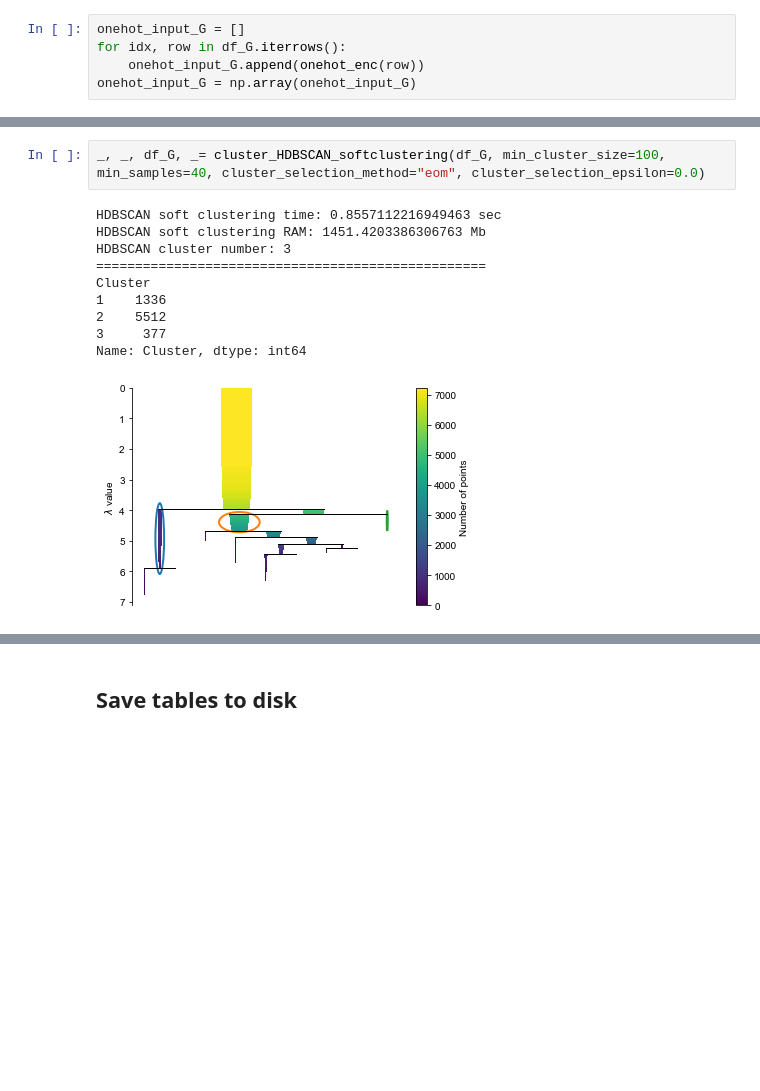
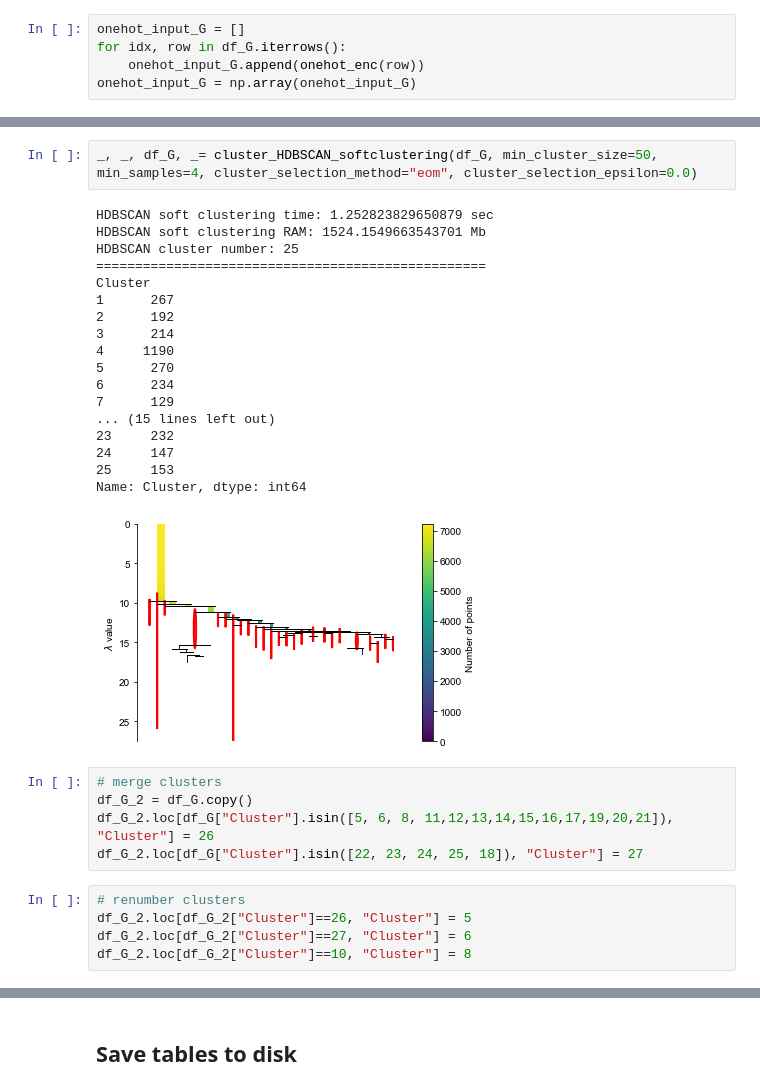
Before and after one commit to jhfoxliu/iMVP, a Jupyter notebook: RNA-seq variants/RNA_seq_var_mod.ipynb, the cells around one changed output, grey strips where cells are left out. Cells and saved outputs as stored; diff of their text form; blank space fills up the shorter version.

```diff
--- a/RNA-seq variants/RNA_seq_var_mod.ipynb
+++ b/RNA-seq variants/RNA_seq_var_mod.ipynb
@@ -548,16 +550,34 @@ UMAP RAM: 385.65843296051025 MB
 ==================================================
 # %%
-_, _, df_G, _= cluster_HDBSCAN_softclustering(df_G, min_cluster_size=100, min_samples=40, cluster_selection_method="eom", cluster_selection_epsilon=0.0)
+_, _, df_G, _= cluster_HDBSCAN_softclustering(df_G, min_cluster_size=50, min_samples=4, cluster_selection_method="eom", cluster_selection_epsilon=0.0)
 # %% [output]
-HDBSCAN soft clustering time: 0.8557112216949463 sec
-HDBSCAN soft clustering RAM: 1451.4203386306763 Mb
-HDBSCAN cluster number: 3
+HDBSCAN soft clustering time: 1.252823829650879 sec
+HDBSCAN soft clustering RAM: 1524.1549663543701 Mb
+HDBSCAN cluster number: 25
 ==================================================
 Cluster
-1    1336
-2    5512
-3     377
+1      267
+2      192
+3      214
+4     1190
+5      270
+6      234
+7      129
+... (15 lines left out)
+23     232
+24     147
+25     153
 Name: Cluster, dtype: int64
-[figure, old version]
+[figure, new version]
+# %%
+# merge clusters
+df_G_2 = df_G.copy()
+df_G_2.loc[df_G["Cluster"].isin([5, 6, 8, 11,12,13,14,15,16,17,19,20,21]), "Cluster"] = 26
+df_G_2.loc[df_G["Cluster"].isin([22, 23, 24, 25, 18]), "Cluster"] = 27
+# %%
+# renumber clusters
+df_G_2.loc[df_G_2["Cluster"]==26, "Cluster"] = 5
+df_G_2.loc[df_G_2["Cluster"]==27, "Cluster"] = 6
+df_G_2.loc[df_G_2["Cluster"]==10, "Cluster"] = 8
 # %%
 fig, ax = plt.subplots(figsize=(8,8))
```
Also changed, not shown: parts of 12 cells of this notebook, 5 other files.
